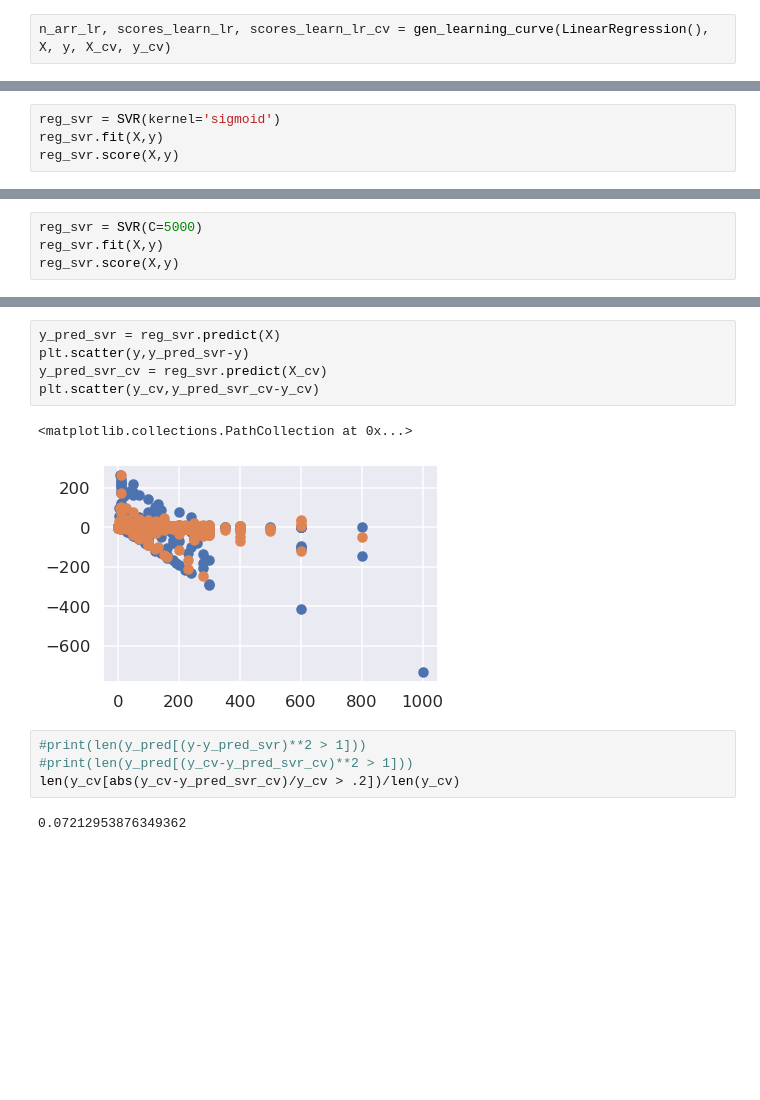
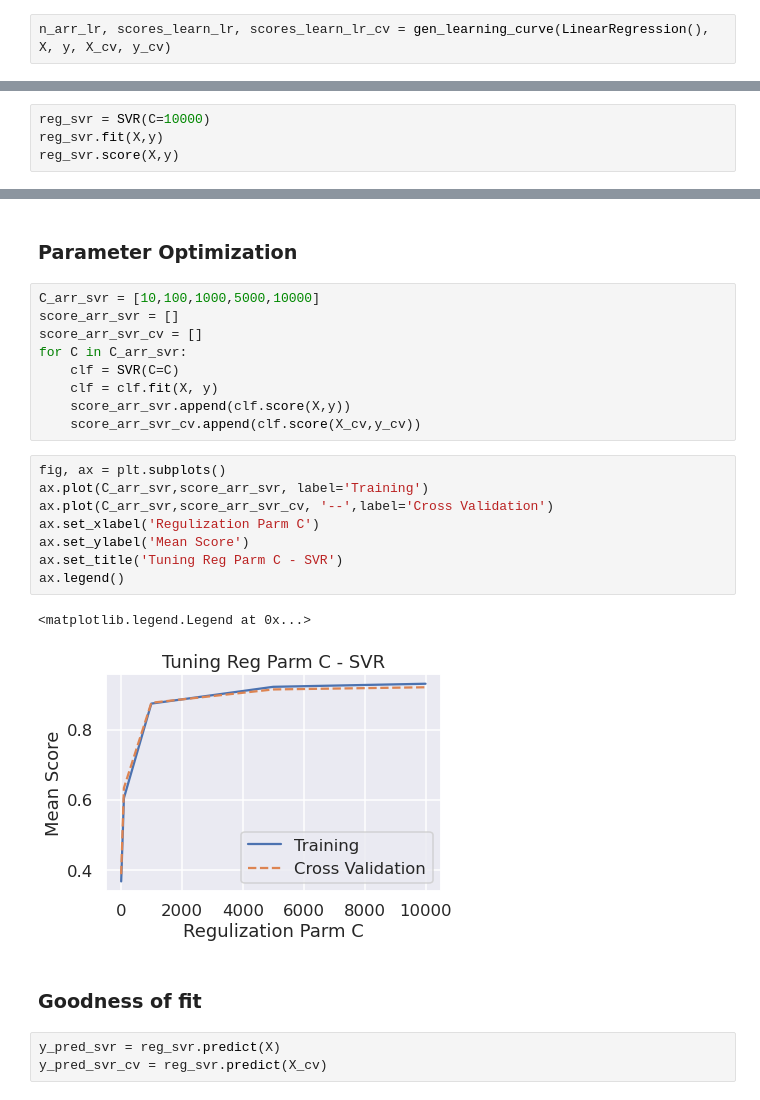
Before and after one commit to mackwn/gas-sensor-analytics-demo, a Jupyter notebook: notebooks/explore_model_building_regression.ipynb, the cells around one changed output, grey strips where cells are left out. Saved outputs shown, nothing was run; the diff lists cells and outputs as text; blank space fills up the shorter version.

```diff
--- a/notebooks/explore_model_building_regression.ipynb
+++ b/notebooks/explore_model_building_regression.ipynb
@@ -104,5 +162,5 @@ ax.set_ylim(0,1)
 # %%
-reg_svr = SVR(kernel='sigmoid')
+reg_svr = SVR(C=10000)
 reg_svr.fit(X,y)
 reg_svr.score(X,y)
 # %% [output]
@@ -110,4 +167,0 @@ reg_svr.score(X,y)
-# %%
-reg_svr = SVR(C=5000)
-reg_svr.fit(X,y)
-reg_svr.score(X,y)
@@ -120,14 +172,27 @@ reg_svr.score(X_cv,y_cv)
+# %% [markdown]
+### Parameter Optimization
+# %%
+C_arr_svr = [10,100,1000,5000,10000]
+score_arr_svr = []
+score_arr_svr_cv = []
+for C in C_arr_svr:
+    clf = SVR(C=C)
+    clf = clf.fit(X, y)
+    score_arr_svr.append(clf.score(X,y))
+    score_arr_svr_cv.append(clf.score(X_cv,y_cv))
+# %%
+fig, ax = plt.subplots()
+ax.plot(C_arr_svr,score_arr_svr, label='Training')
+ax.plot(C_arr_svr,score_arr_svr_cv, '--',label='Cross Validation')
+ax.set_xlabel('Regulization Parm C')
+ax.set_ylabel('Mean Score')
+ax.set_title('Tuning Reg Parm C - SVR')
+ax.legend()
+# %% [output]
+<matplotlib.legend.Legend at 0x...>
+[figure, added]
+# %% [markdown]
+### Goodness of fit
 # %%
 y_pred_svr = reg_svr.predict(X)
-plt.scatter(y,y_pred_svr-y)
 y_pred_svr_cv = reg_svr.predict(X_cv)
-plt.scatter(y_cv,y_pred_svr_cv-y_cv)
-# %% [output]
-<matplotlib.collections.PathCollection at 0x...>
-[figure, removed]
-# %%
-#print(len(y_pred[(y-y_pred_svr)**2 > 1]))
-#print(len(y_pred[(y_cv-y_pred_svr_cv)**2 > 1]))
-len(y_cv[abs(y_cv-y_pred_svr_cv)/y_cv > .2])/len(y_cv)
-# %% [output]
-0.07212953876349362
```
Also changed, not shown: parts of 157 cells of this notebook, 5 other files.
